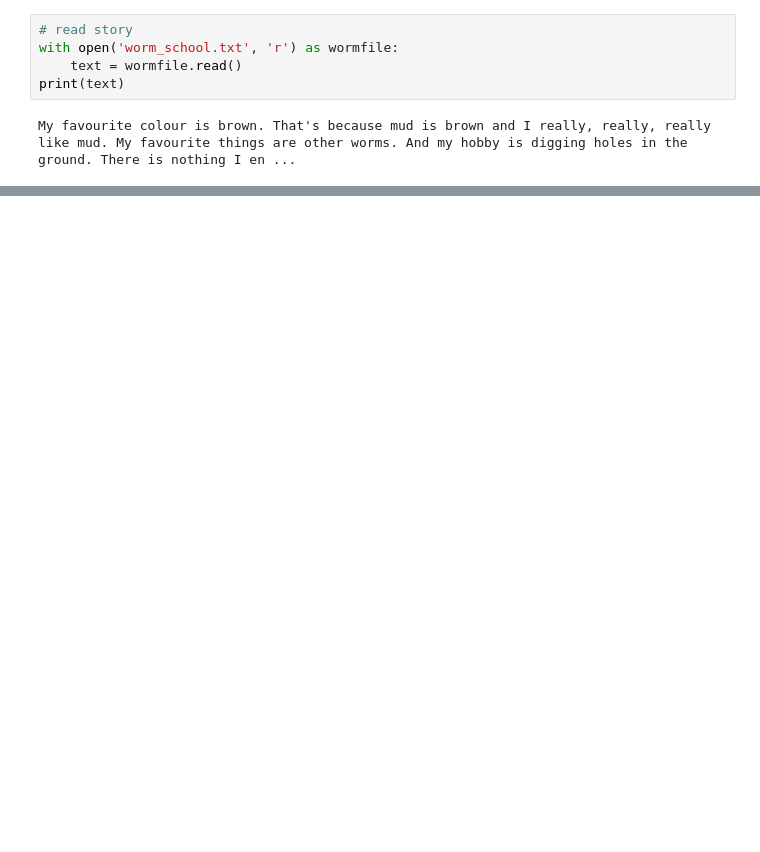
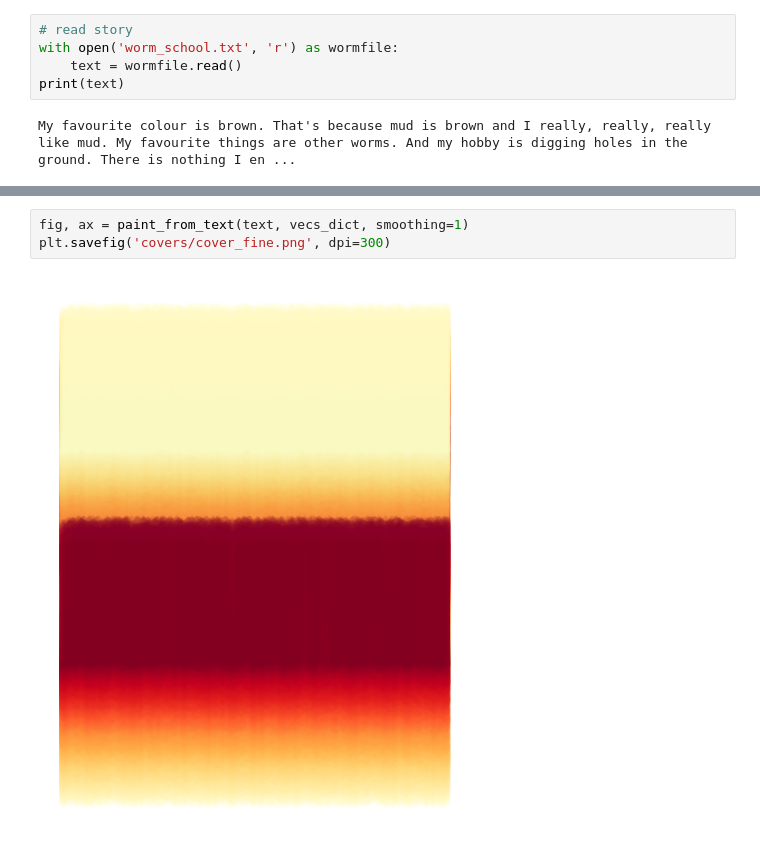
Before and after one commit to jvparidon/rothcoverart, a Jupyter notebook: cover.ipynb, the cells around one changed output, grey strips where cells are left out. Drawn from its saved outputs; the diff is of its cells as text; blank space fills up the shorter version.

```diff
--- a/cover.ipynb
+++ b/cover.ipynb
@@ -79,0 +101,5 @@ len(set(text))
+# %%
+fig, ax = paint_from_text(text, vecs_dict, smoothing=1)
+plt.savefig('covers/cover_fine.png', dpi=300)
+# %% [output]
+[figure, added]
```
Also changed, not shown: parts of 21 cells of this notebook, 8 other files.
